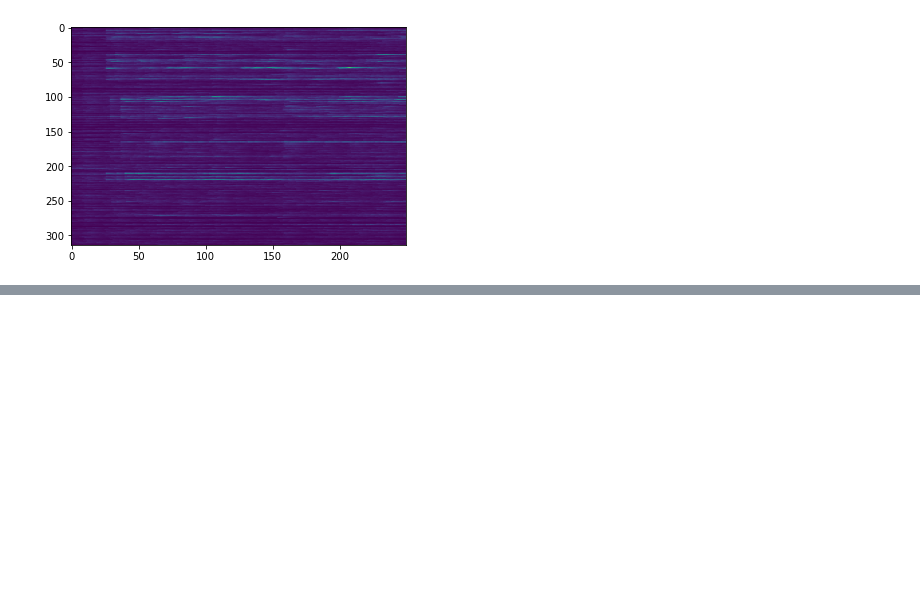
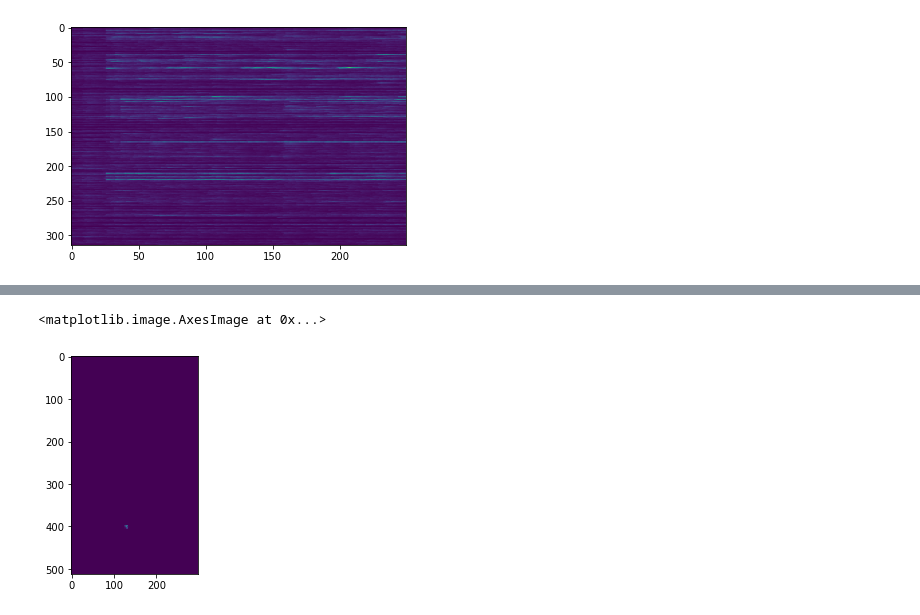
Before and after one commit to willyh101/live2p, a Jupyter notebook: notebooks/offline notebook.ipynb, the cells around one changed output, grey strips where cells are left out. Cells and saved outputs as stored; diff of their text form; code cells hidden in the pictures; blank space fills up the shorter version.

```diff
--- a/notebooks/offline notebook.ipynb
+++ b/notebooks/offline notebook.ipynb
@@ -163,0 +176,6 @@ plt.imshow(a3[:,:,0])
+# %%
+cell = 55
+plt.imshow(a2[:,:,cell])
+# %% [output]
+<matplotlib.image.AxesImage at 0x...>
+[figure, added]
```
Also changed, not shown: parts of 21 cells of this notebook, 2 other files.
